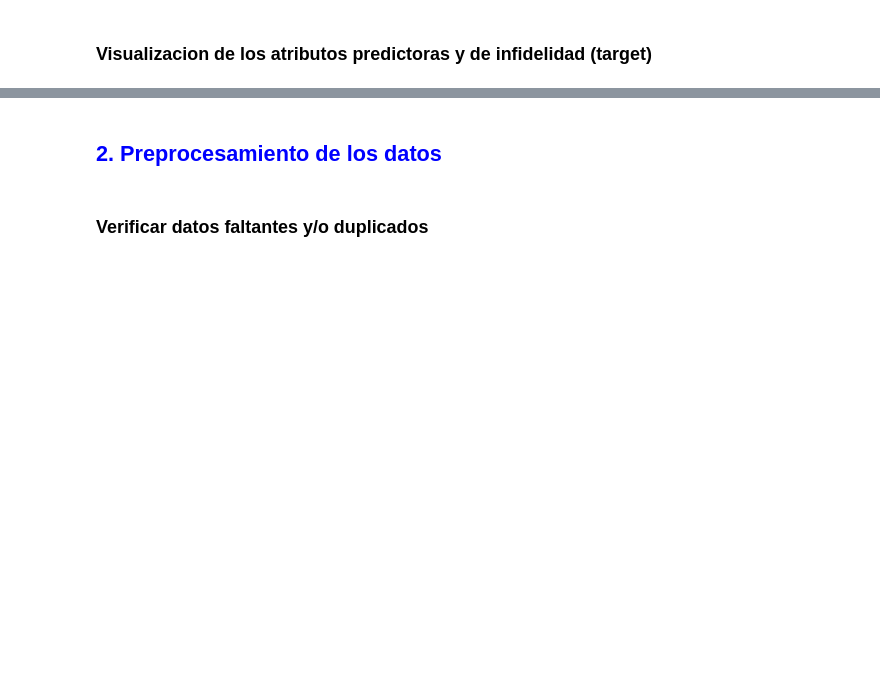
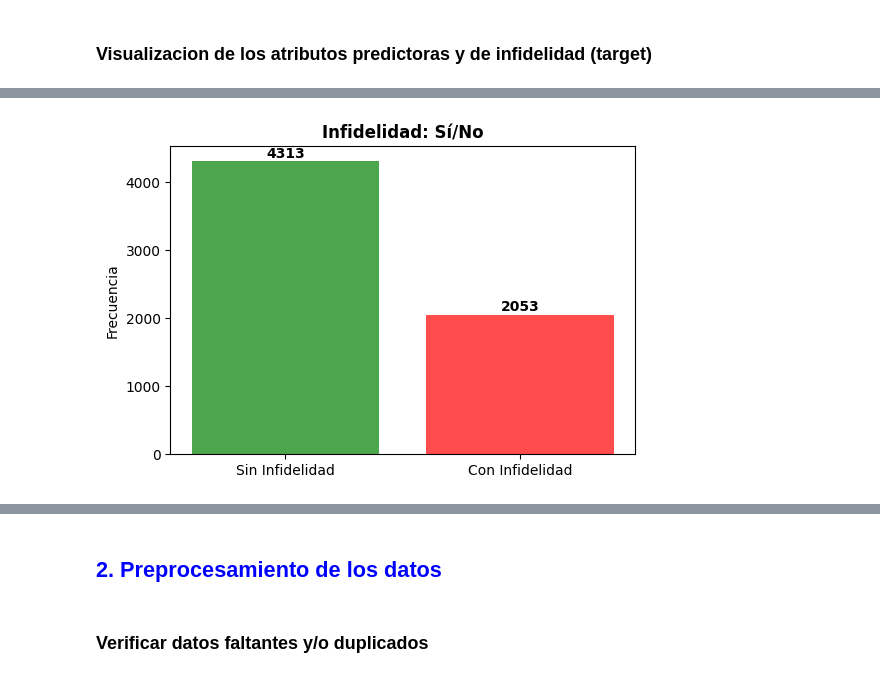
Before and after one commit to ChristianPue/proyectos-machine-learning, a Jupyter notebook: S9/Actividad 4/04_Act_ML_Relacion_Extramatrimonial_SVM.ipynb, the cells around one changed output, grey strips where cells are left out. Saved outputs shown, nothing was run; the diff lists cells and outputs as text; code cells hidden in the pictures; blank space fills up the shorter version.

```diff
--- a/S9/Actividad 4/04_Act_ML_Relacion_Extramatrimonial_SVM.ipynb
+++ b/S9/Actividad 4/04_Act_ML_Relacion_Extramatrimonial_SVM.ipynb
@@ -73,0 +266,12 @@ data.head(10)
+# %%
+# 2. Affairs: Con/Sin infidelidad
+plt.figure(figsize=(6,4))
+affairs_binary = (data['affairs'] > 0).value_counts()
+plt.bar(['Sin Infidelidad', 'Con Infidelidad'], affairs_binary.values, color=['green', 'red'], alpha=0.7)
+plt.title('Infidelidad: Sí/No', fontsize=12, fontweight='bold')
+plt.ylabel('Frecuencia')
+for i, v in enumerate(affairs_binary.values):
+    plt.text(i, v + 50, str(v), ha='center', fontweight='bold')
+plt.show()
+# %% [output]
+[figure, added]
```
Also changed, not shown: parts of 48 cells of this notebook, 8 other files.
